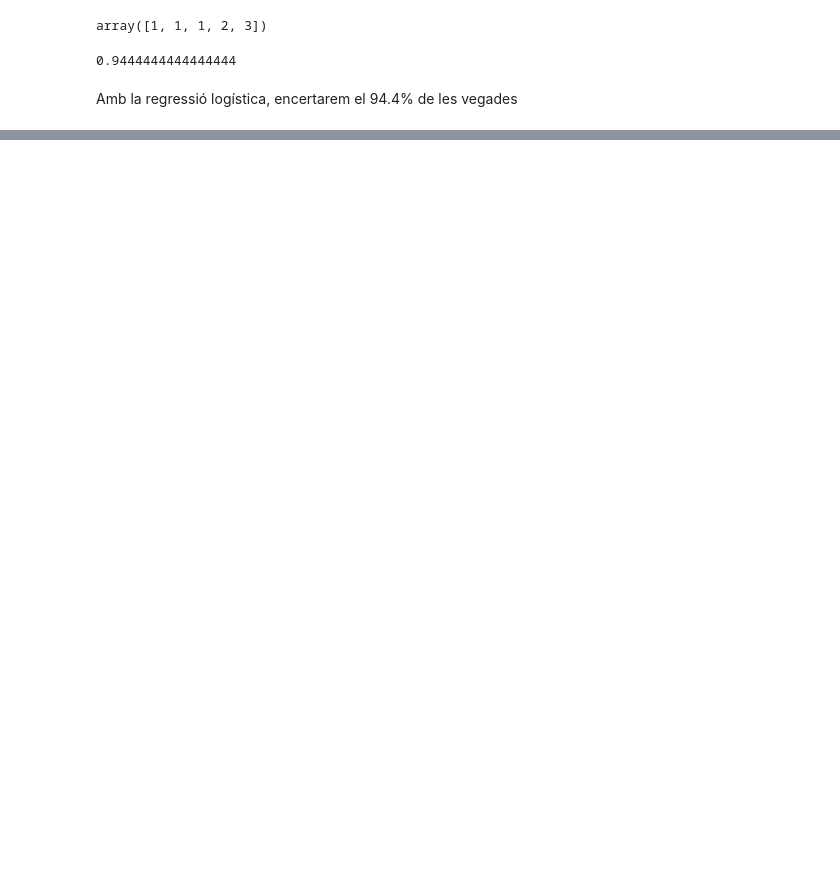
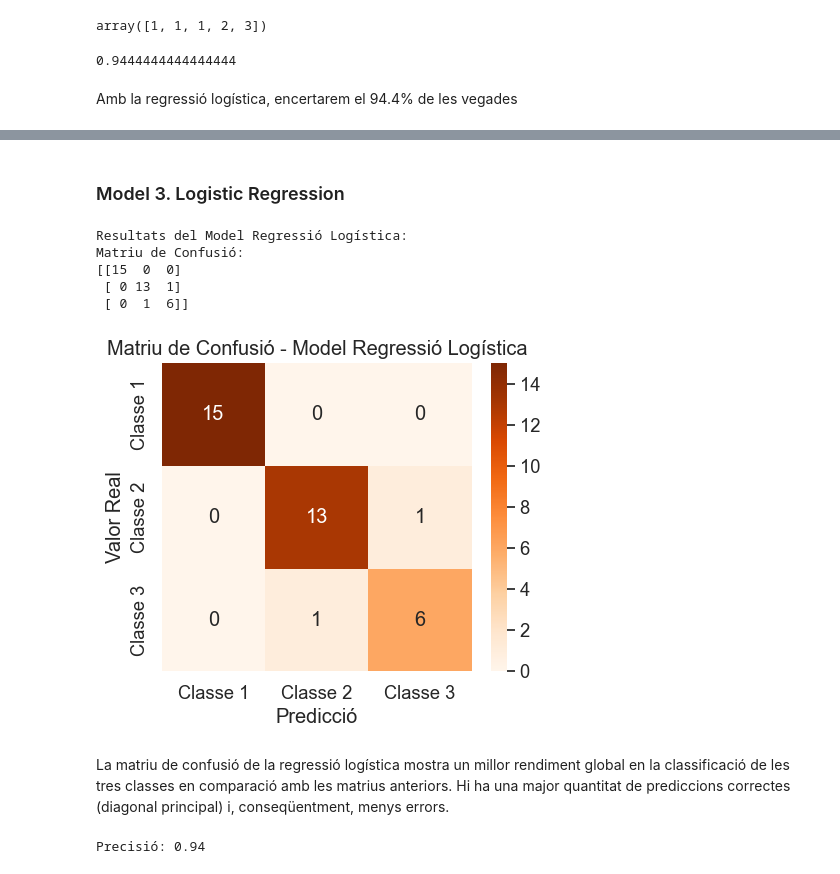
Before and after one commit to edaimon/ML_classification, a Jupyter notebook: T7.1.ipynb, the cells around one changed output, grey strips where cells are left out. Cells and saved outputs as stored; diff of their text form; code cells hidden in the pictures; blank space fills up the shorter version.

```diff
--- a/T7.1.ipynb
+++ b/T7.1.ipynb
@@ -617,0 +768,48 @@ Amb la regressió logística, encertarem el 94.4% de les vegades
+# %% [markdown]
+### Model 3. Logistic Regression
+# %%
+# Logistic Regression Model
+y_pred_lr = lr.predict(X_test)
+
+# Matriu de Confusió
+cm_lr = confusion_matrix(y_test, y_pred_lr)
+
+print("\nResultats del Model Regressió Logística:")
+print("Matriu de Confusió:")
+print(cm_lr)
+# %% [output]
+Resultats del Model Regressió Logística:
+Matriu de Confusió:
+[[15  0  0]
+ [ 0 13  1]
+ [ 0  1  6]]
+# %%
+# Visualització de la matriu de confusió per al model de Regressió Logística
+# Defineix la matriu de confusió (cm) per al model de Regressió Logística
+cm_lr = confusion_matrix(y_test, y_pred_lr)
+
+# Configura el canvas
+plt.figure(figsize=(5, 4))
+sns.set(font_scale=1.2)
+
+# Utilitza la funció heatmap de seaborn per visualitzar la matriu de confusió amb etiquetes
+sns.heatmap(cm_lr, annot=True, fmt="d", cmap="Oranges", xticklabels=class_names, yticklabels=class_names)
+
+# Configura els títols i les etiquetes dels eixos
+plt.xlabel('Predicció')
+plt.ylabel('Valor Real')
+plt.title('Matriu de Confusió - Model Regressió Logística')
+
+# Mostra el gràfic
+plt.show()
+# %% [output]
+[figure, added]
+# %% [markdown]
+La matriu de confusió de la regressió logística mostra un millor rendiment global en la classificació de les tres classes en comparació amb les matrius anteriors. Hi ha una major quantitat de prediccions correctes (diagonal principal) i, conseqüentment, menys errors.
+# %%
+# Precisió
+accuracy_lr = accuracy_score(y_test, y_pred_lr)
+
+print(f'Precisió: {accuracy_lr:.2f}')
+# %% [output]
+Precisió: 0.94
```
Also changed, not shown: parts of 25 cells of this notebook.
